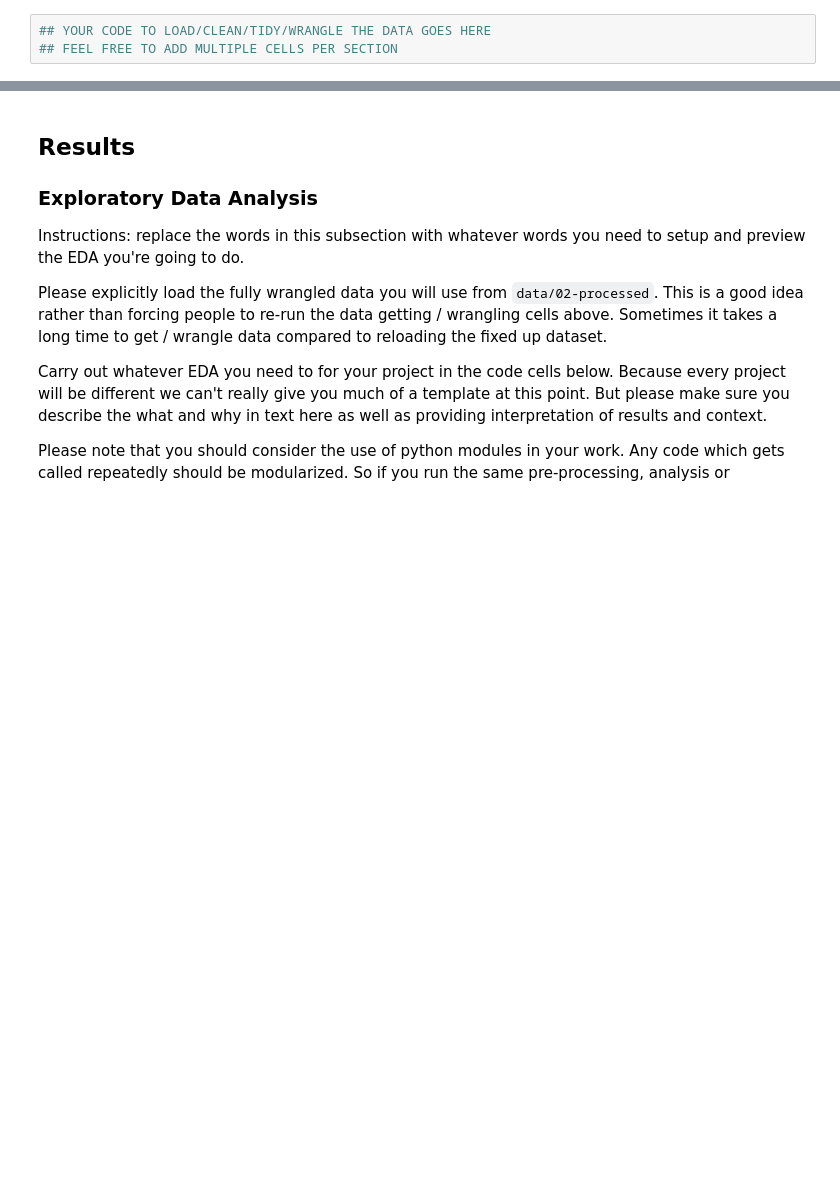
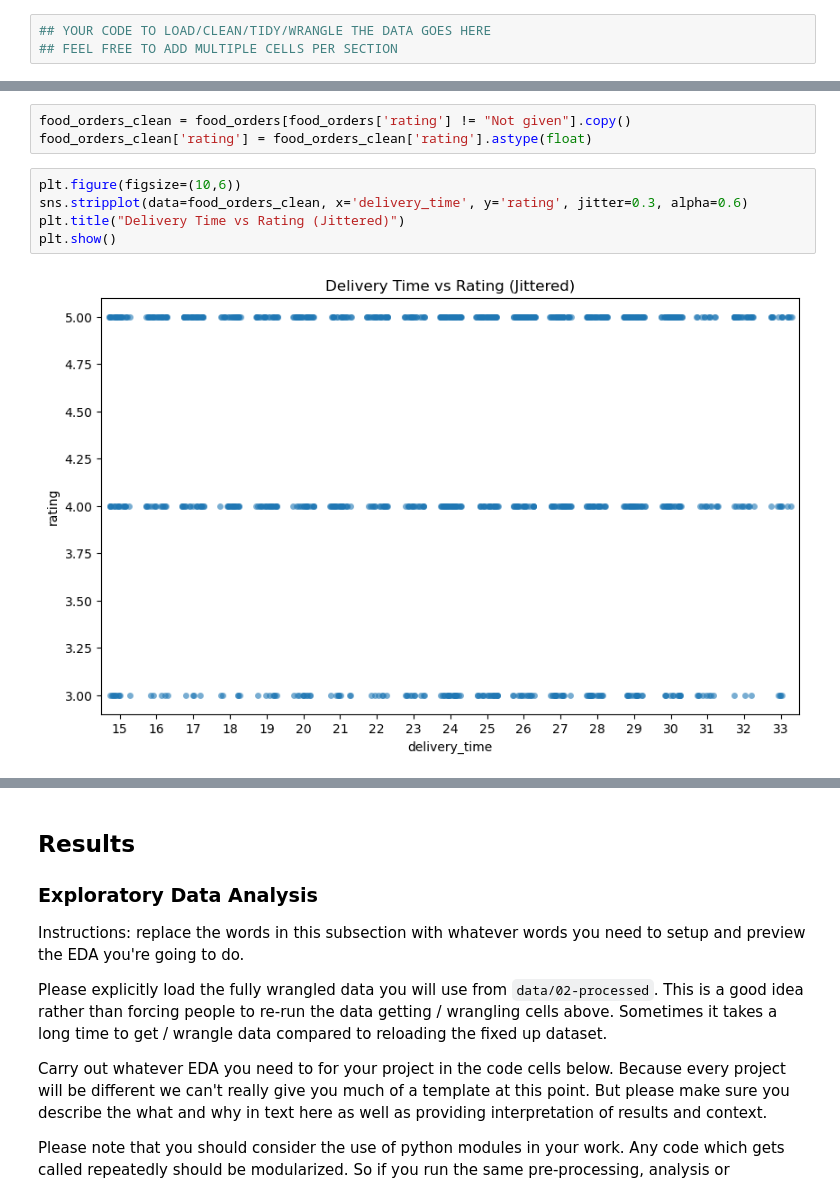
Before and after one commit to COGS108/Group111_WI26, a Jupyter notebook: 02-EDACheckpoint.ipynb, the cells around one changed output, grey strips where cells are left out. Cells and saved outputs as stored; diff of their text form; blank space fills up the shorter version.

```diff
--- a/02-EDACheckpoint.ipynb
+++ b/02-EDACheckpoint.ipynb
@@ -114,0 +147,10 @@ food_orders['customer_id'].unique().shape
+# %%
+food_orders_clean = food_orders[food_orders['rating'] != "Not given"].copy()
+food_orders_clean['rating'] = food_orders_clean['rating'].astype(float)
+# %%
+plt.figure(figsize=(10,6))
+sns.stripplot(data=food_orders_clean, x='delivery_time', y='rating', jitter=0.3, alpha=0.6)
+plt.title("Delivery Time vs Rating (Jittered)")
+plt.show()
+# %% [output]
+[figure, added]
```
Also changed, not shown: parts of 15 cells of this notebook.
